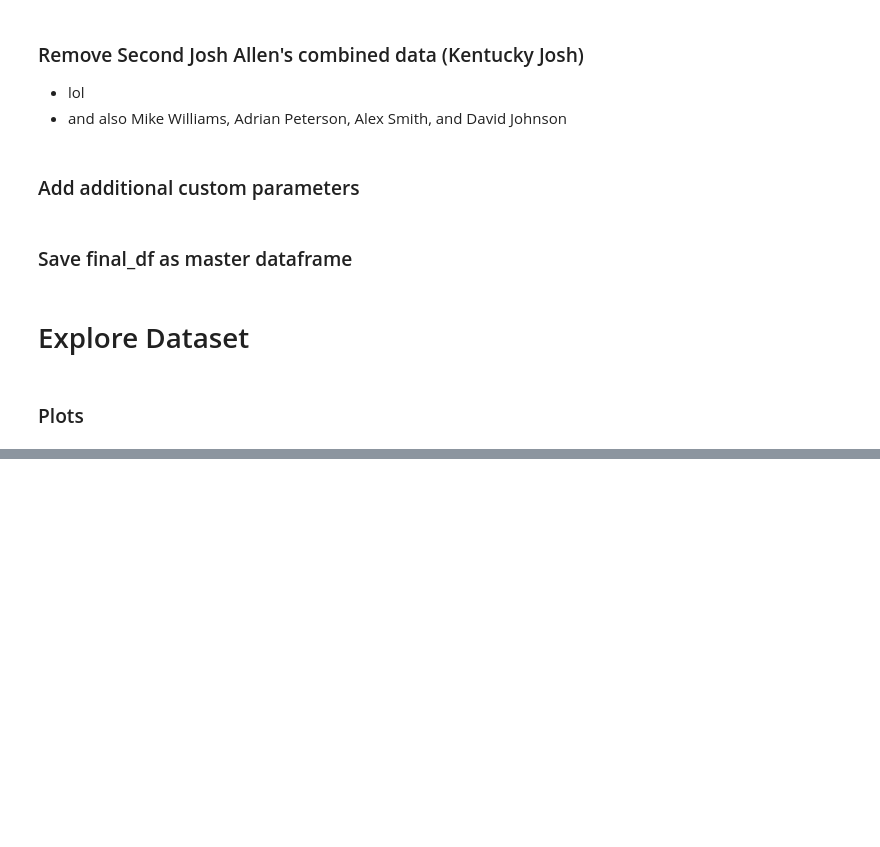
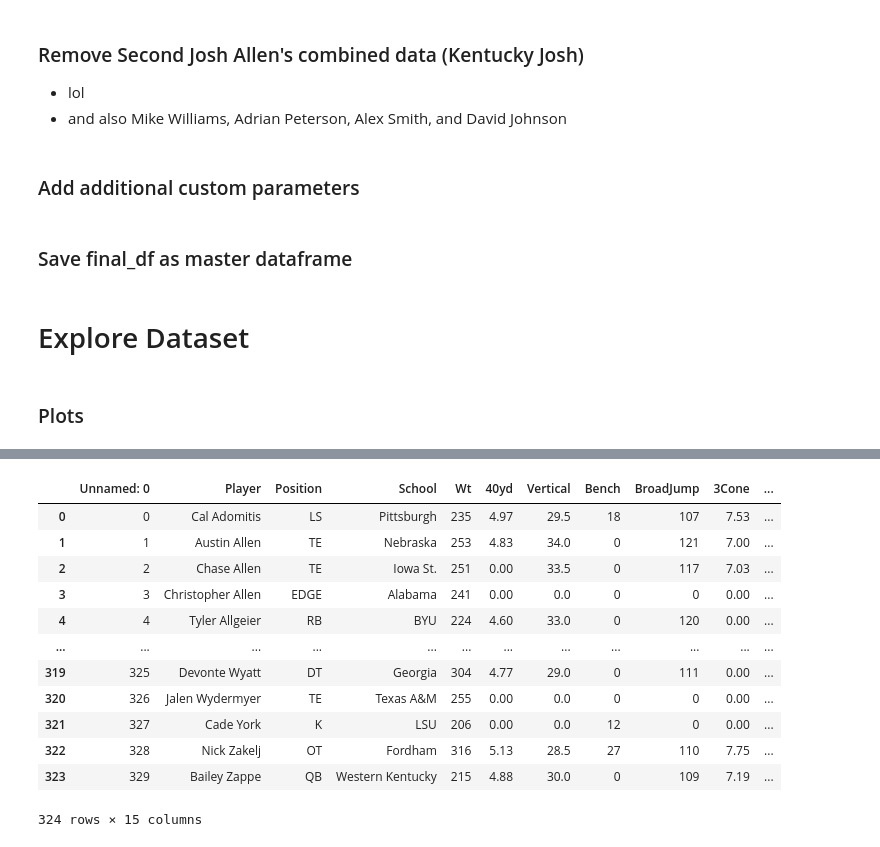
Before and after one commit to mattgilgo/fantasy_football, a Jupyter notebook: eda.ipynb, the cells around one changed output, grey strips where cells are left out. Saved outputs shown, nothing was run; the diff lists cells and outputs as text; code cells hidden in the pictures; blank space fills up the shorter version.

```diff
--- a/eda.ipynb
+++ b/eda.ipynb
@@ -1088,0 +1208,19 @@ master_df_adv.columns
+# %%
+combine_2022 = pd.read_csv('data/pfr_combine_data_2000_thru_2022.csv')
+combine_2022 = combine_2022[combine_2022['Combine_Year'] == 2022]
+# %%
+combine_2022
+# %% [output]
+|  | Unnamed: 0 | Player | Position | School | Wt | 40yd | Vertical | Bench | BroadJump | 3Cone | ... |
+| 0 | 0 | Cal Adomitis | LS | Pittsburgh | 235 | 4.97 | 29.5 | 18 | 107 | 7.53 | ... |
+| 1 | 1 | Austin Allen | TE | Nebraska | 253 | 4.83 | 34.0 | 0 | 121 | 7.00 | ... |
+| 2 | 2 | Chase Allen | TE | Iowa St. | 251 | 0.00 | 33.5 | 0 | 117 | 7.03 | ... |
+| 3 | 3 | Christopher Allen | EDGE | Alabama | 241 | 0.00 | 0.0 | 0 | 0 | 0.00 | ... |
+| 4 | 4 | Tyler Allgeier | RB | BYU | 224 | 4.60 | 33.0 | 0 | 120 | 0.00 | ... |
+| ... | ... | ... | ... | ... | ... | ... | ... | ... | ... | ... | ... |
+| 319 | 325 | Devonte Wyatt | DT | Georgia | 304 | 4.77 | 29.0 | 0 | 111 | 0.00 | ... |
+| 320 | 326 | Jalen Wydermyer | TE | Texas A&M | 255 | 0.00 | 0.0 | 0 | 0 | 0.00 | ... |
+| 321 | 327 | Cade York | K | LSU | 206 | 0.00 | 0.0 | 12 | 0 | 0.00 | ... |
+| 322 | 328 | Nick Zakelj | OT | Fordham | 316 | 5.13 | 28.5 | 27 | 110 | 7.75 | ... |
+| 323 | 329 | Bailey Zappe | QB | Western Kentucky | 215 | 4.88 | 30.0 | 0 | 109 | 7.19 | ... |
+324 rows × 15 columns
```
Also changed, not shown: parts of 30 cells of this notebook, 15 other files.
